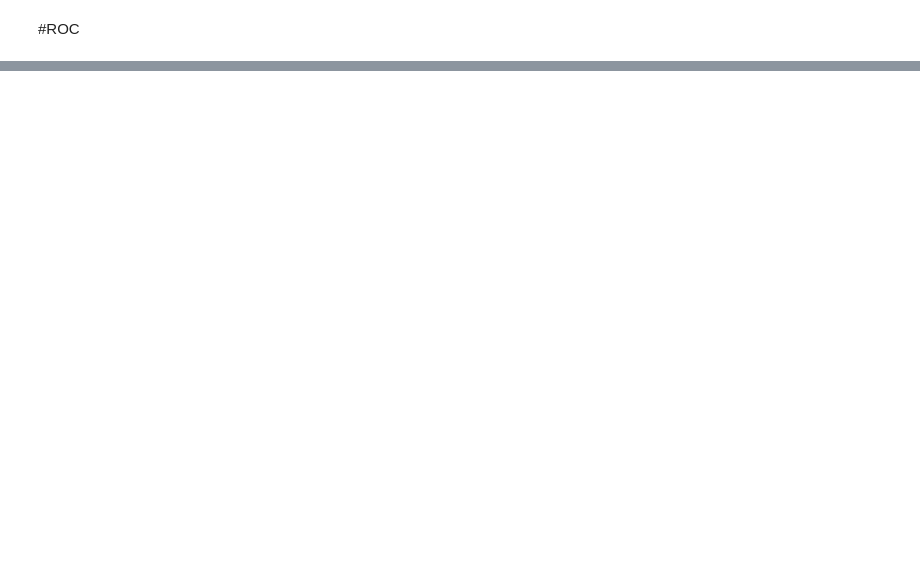
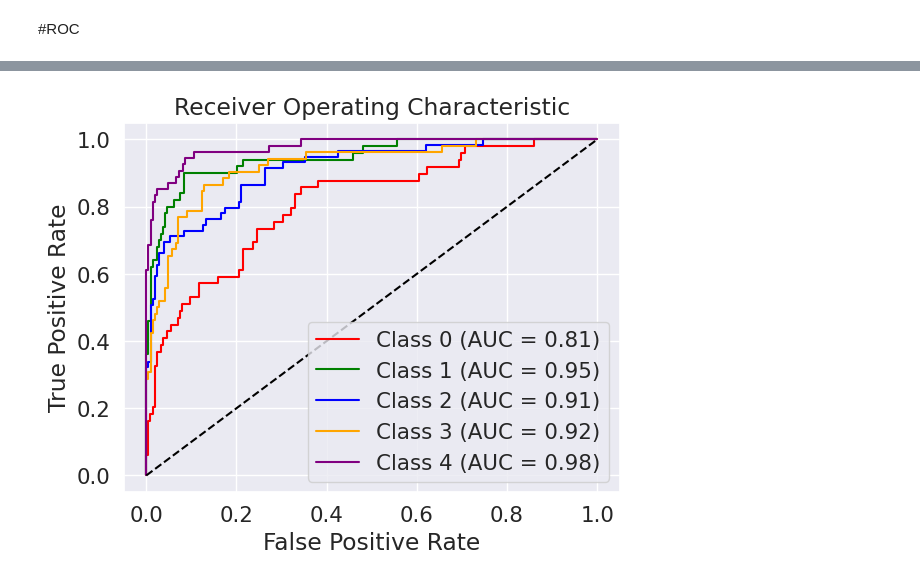
Before and after one commit to SyedSihabUsSakib/Thesis, a Jupyter notebook: Copy_of_gated_reccurent_unit_level_two.ipynb, the cells around one changed output, grey strips where cells are left out. Drawn from its saved outputs; the diff is of its cells as text; code cells hidden in the pictures; blank space fills up the shorter version.

```diff
--- a/Copy_of_gated_reccurent_unit_level_two.ipynb
+++ b/Copy_of_gated_reccurent_unit_level_two.ipynb
@@ -552,60 +552,34 @@ Requirement already satisfied: oauthlib>=3.0.0 in /usr/local/lib/python3.10/dist
 # %% [markdown]
 #ROC
 # %%
-# import pandas as pd
-# from sklearn.model_selection import train_test_split
-# from sklearn.metrics import roc_curve, auc
-# from tensorflow.keras.preprocessing.text import Tokenizer
-# from tensorflow.keras.preprocessing.sequence import pad_sequences
-# import matplotlib.pyplot as plt
-# import numpy as np
+import matplotlib.pyplot as plt
+from sklearn.metrics import roc_curve, auc
+from sklearn.preprocessing import label_binarize
+import numpy as np
 
-# # Assuming you have a DataFrame called 'data' with columns 'text' and 'label'
-# # and a variable 'num_category' with the number of classes (5 in your case)
+# Make predictions using the trained GRU model
+predictions = model.predict(test_padded)
 
-# # Split the data into training and testing sets
-# X_train, X_test, y_train, y_test = train_test_split(data['text'], data['label'], test_size=0.2, random_state=42)
+# Binarize the true labels
+true_labels = label_binarize(testing_label_seq, classes=[0, 1, 2, 3, 4])
 
-# # Tokenize the text data
-# tokenizer = Tokenizer()
-# tokenizer.fit_on_texts(X_train)
+# Compute the false positive rate (FPR), true positive rate (TPR), and AUC for each class
+fpr = dict()
+tpr = dict()
+roc_auc = dict()
+for i in range(num_category):
+    fpr[i], tpr[i], _ = roc_curve(true_labels[:, i], predictions[:, i])
+    roc_auc[i] = auc(fpr[i], tpr[i])
 
-# # Convert text to sequences
-# X_train_sequences = tokenizer.texts_to_sequences(X_train)
-# X_test_sequences = tokenizer.texts_to_sequences(X_test)
-
-# # Pad sequences to have the same length
-# max_length = 109
-# X_train_padded = pad_sequences(X_train_sequences, maxlen=max_length)
-# X_test_padded = pad_sequences(X_test_sequences, maxlen=max_length)
-
-# # One-hot encode the target labels
-# y_train_onehot = np.eye(5)[y_train.astype(int)]
-# y_test_onehot = np.eye(5)[y_test.astype(int)]
-
-# # Obtain the predicted probabilities from your trained model
-# y_pred_prob = model.predict(X_test_padded)
-
-# # Compute the false positive rate (FPR), true positive rate (TPR), and thresholds for each class
-# fpr = {}
-# tpr = {}
-# roc_auc = {}
-
-# for i in range(5):
-#     fpr[i], tpr[i], _ = roc_curve(y_test_onehot[:, i], y_pred_prob[:, i])
-#     roc_auc[i] = auc(fpr[i], tpr[i])
-
-# # Plot the ROC curve for each class
-# plt.figure(figsize=(10, 6))
-# colors = ['b', 'g', 'r', 'c', 'm']
-# for i in range(5):
-#     plt.plot(fpr[i], tpr[i], color=colors[i], lw=2, label='Class %d (AUC = %0.2f)' % (i, roc_auc[i]))
-
-# plt.plot([0, 1], [0, 1], color='navy', lw=2, linestyle='--')
-# plt.xlim([0.0, 1.0])
-# plt.ylim([0.0, 1.05])
-# plt.xlabel('False Positive Rate')
-# plt.ylabel('True Positive Rate')
-# plt.title('Receiver Operating Characteristic')
-# plt.legend(loc="lower right")
-# plt.show()
+# Plot the ROC curve for each class
+plt.figure()
+colors = ['red', 'green', 'blue', 'orange', 'purple']
+for i, color in zip(range(num_category), colors):
+    plt.plot(fpr[i], tpr[i], color=color, label='Class %d (AUC = %0.2f)' % (i, roc_auc[i]))
+plt.plot([0, 1], [0, 1], color='black', linestyle='--')
+plt.xlabel('False Positive Rate')
+plt.ylabel('True Positive Rate')
+plt.title('Receiver Operating Characteristic')
+plt.legend(loc='lower right')
+plt.show()
+# %% [output]
@@ -611,0 +587 @@ Requirement already satisfied: oauthlib>=3.0.0 in /usr/local/lib/python3.10/dist
+[figure, added]
```
Also changed, not shown: parts of 9 cells of this notebook.
